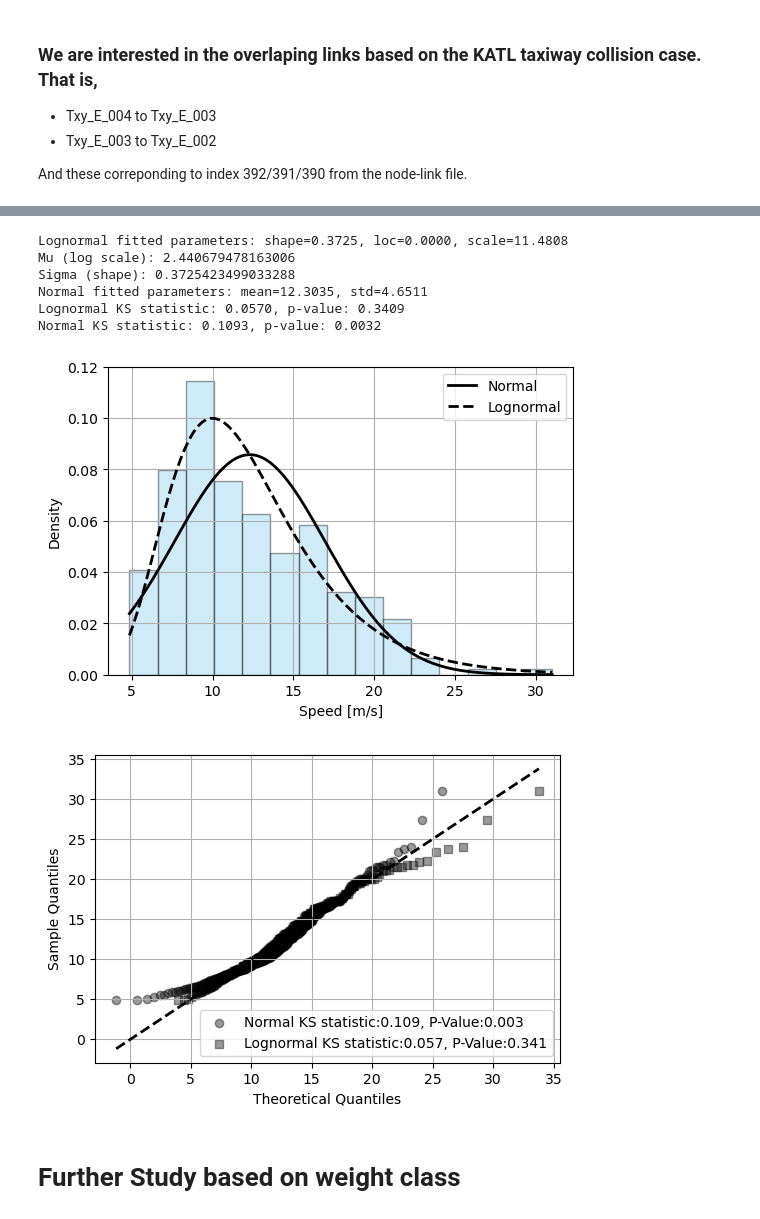
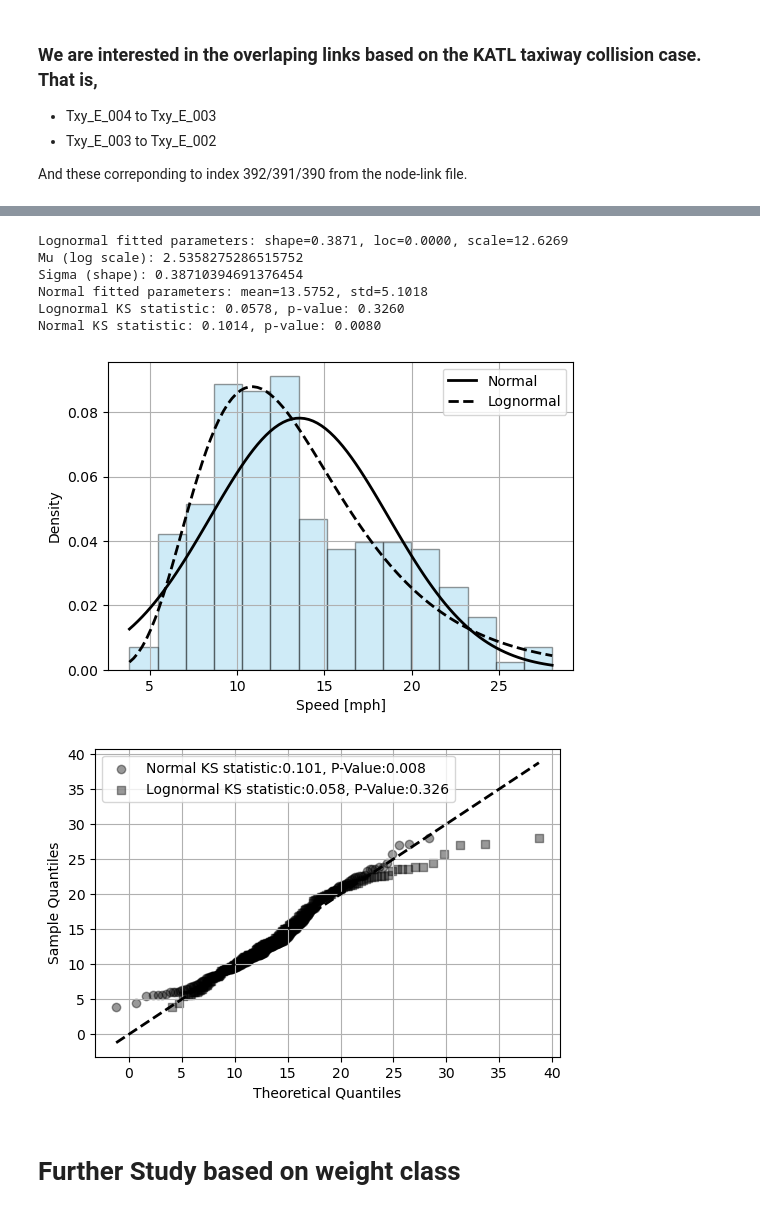
Before and after one commit to ZilD117/LGA-Analysis, a Jupyter notebook: taxigen/link_travel_time_analysis.ipynb, the cells around one changed output, grey strips where cells are left out. Cells and saved outputs as stored; diff of their text form; code cells hidden in the pictures.

Commit message:
update speed units from knots to mph

```diff
--- a/taxigen/link_travel_time_analysis.ipynb
+++ b/taxigen/link_travel_time_analysis.ipynb
@@ -158,6 +158,9 @@ data_paths = [f"/home/yp6443/research/nlp/linktime_data/{date}-linkdata.csv"]
 # Read each CSV file and store the resulting DataFrame in a list
 dfs = [pd.read_csv(file) for file in data_paths]
 df = pd.concat(dfs, ignore_index=True)
+# convert speed from knots to mph
+df['avg_speed'] = df['avg_speed']*1.15078
+
 df.count()
 
 # --- Filter Data for the Target Link ---
@@ -199,7 +202,7 @@ else:
     # Plot histogram on left y-axis (density normalized)
     n, bins, patches = ax.hist(speeds, bins=15, density=True, alpha=0.4,
                                 color='skyblue', edgecolor='black')
-    ax.set_xlabel('Speed [m/s]')
+    ax.set_xlabel('Speed [mph]')
     ax.set_ylabel('Density')
 
     # Plot the normal fit on the same axis using a dashed line
@@ -298,7 +301,7 @@ else:
     # Plot histogram on left y-axis (density normalized)
     n, bins, patches = ax.hist(speeds, bins=15, density=True, alpha=0.4,
                                 color='skyblue', edgecolor='black')
-    ax.set_xlabel('Speed [m/s]')
+    ax.set_xlabel('Speed [mph]')
     ax.set_ylabel('Density')
 
     # Plot the normal fit on the same axis using a dashed line
@@ -322,41 +325,41 @@ else:
     # --- Combined Q-Q Plot for Both Normal and Lognormal Fits ---
     # Sort the speeds and compute plotting positions
     sorted_speeds = np.sort(speeds)
     n_points = len(speeds)
     p = (np.arange(1, n_points + 1) - 0.5) / n_points
 
     # Compute theoretical quantiles for the Normal and Lognormal fits
     q_norm = stats.norm.ppf(p, loc=mu_norm, scale=sigma_norm)
     q_lognorm = stats.lognorm.ppf(p, shape, loc=loc, scale=scale)
 
     fig, ax = plt.subplots(figsize=(6, 4))
     # Plot Normal Q-Q points in green (circle markers)
     ax.scatter(q_norm, sorted_speeds, color='black', marker='o', label=f'Normal KS statistic:{norm_ks_stat:.3f}, P-Value:{norm_ks_pvalue:.3f}', alpha=0.4)
     # Plot Lognormal Q-Q points in red (square markers)
     ax.scatter(q_lognorm, sorted_speeds, color='black', marker='s', label=f'Lognormal KS statistic:{log_ks_stat:.3f}, P-Value:{log_ks_pvalue:.3f}', alpha=0.4)
 
     # Plot the 45° reference line covering the union of theoretical quantiles
     all_theoretical = np.concatenate([q_norm, q_lognorm])
     x_min = np.min(all_theoretical)
     x_max = np.max(all_theoretical)
     ax.plot([x_min, x_max], [x_min, x_max], 'k--', lw=2)
 
     ax.set_xlabel('Theoretical Quantiles')
     ax.set_ylabel('Sample Quantiles')
     # ax.set_title('Combined Q-Q Plot for Normal and Lognormal Fits')
     ax.legend(loc='best')
     ax.grid(True)
     plt.savefig(f'./figs/{target_link}_{date}_qq.png', dpi=300)
     plt.show()
 # %% [output]
-Lognormal fitted parameters: shape=0.3725, loc=0.0000, scale=11.4808
-Mu (log scale): 2.440679478163006
-Sigma (shape): 0.3725423499033288
-Normal fitted parameters: mean=12.3035, std=4.6511
-Lognormal KS statistic: 0.0570, p-value: 0.3409
-Normal KS statistic: 0.1093, p-value: 0.0032
+Lognormal fitted parameters: shape=0.3871, loc=0.0000, scale=12.6269
+Mu (log scale): 2.5358275286515752
+Sigma (shape): 0.38710394691376454
+Normal fitted parameters: mean=13.5752, std=5.1018
+Lognormal KS statistic: 0.0578, p-value: 0.3260
+Normal KS statistic: 0.1014, p-value: 0.0080
-[figure, old version]
+[figure, new version]
-[figure, old version]
+[figure, new version]
 # %% [markdown]
 # Further Study based on weight class
 # %%
```
Also changed, not shown: parts of 4 cells of this notebook, 28 other files.
